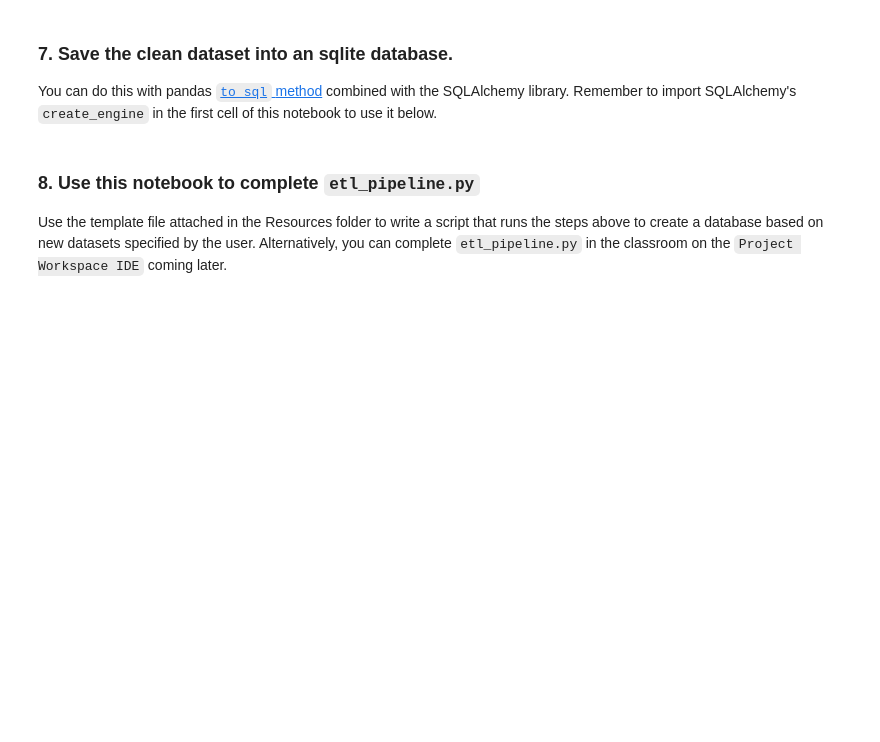
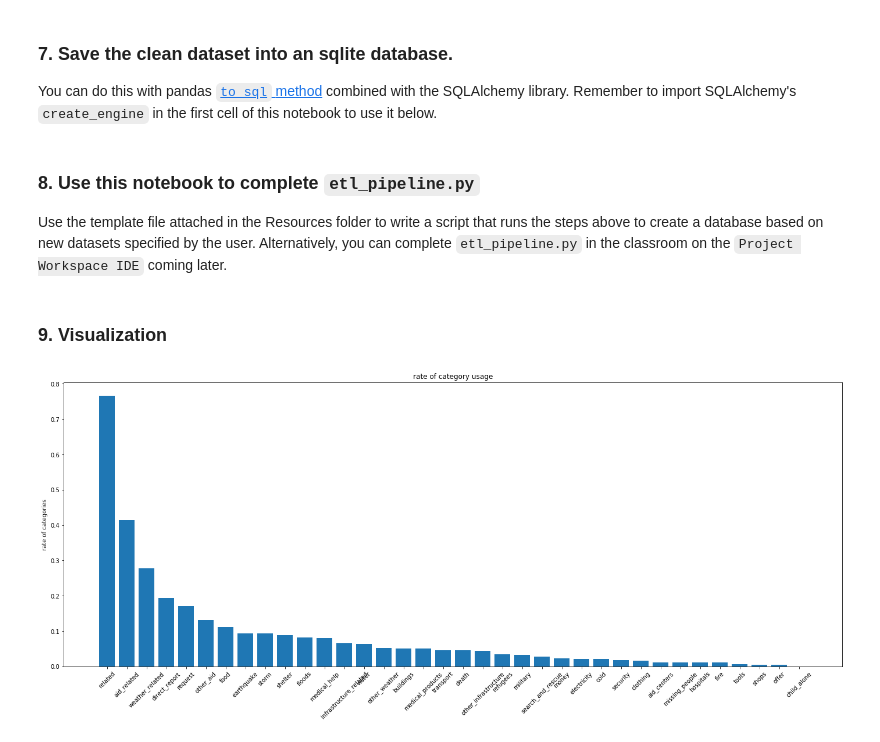
Before and after one commit to kawano8811/Disaster-Response-Pipeline-Project, a Jupyter notebook: notebook/ETL Pipeline Preparation.ipynb, the cells around one changed output. Cells and saved outputs as stored; diff of their text form; code cells hidden in the pictures; blank space fills up the shorter version.

Commit message:
add visualization part

```diff
--- a/notebook/ETL Pipeline Preparation.ipynb
+++ b/notebook/ETL Pipeline Preparation.ipynb
@@ -228,3 +231,23 @@ df.to_sql('InsertTableName', engine, index=False, if_exists='replace')
 # %% [markdown]
 ### 8. Use this notebook to complete `etl_pipeline.py`
 Use the template file attached in the Resources folder to write a script that runs the steps above to create a database based on new datasets specified by the user. Alternatively, you can complete `etl_pipeline.py` in the classroom on the `Project Workspace IDE` coming later.
+# %% [markdown]
+### 9. Visualization
+# %%
+cat_titles = df.columns[4:].values
+# %%
+cat_rates = []
+for title in cat_titles:
+    cat_rates.append([title, df[title].sum()  / df.shape[0]])
+df_cat_rates = pd.DataFrame(cat_rates, columns=['cat', 'rate'])
+# %%
+df_cat_rates = df_cat_rates.sort_values('rate', ascending=False).reset_index(drop=True)
+# %%
+plt.figure(figsize=(24, 9))
+plt.title('rate of category usage')
+plt.bar(range(len(df_cat_rates)), df_cat_rates['rate'], tick_label=df_cat_rates['cat'])
+plt.xticks(rotation=45)
+plt.ylabel('rate of categories')
+plt.show()
+# %% [output]
+[figure, added]
```
Also changed, not shown: parts of 3 cells of this notebook.
